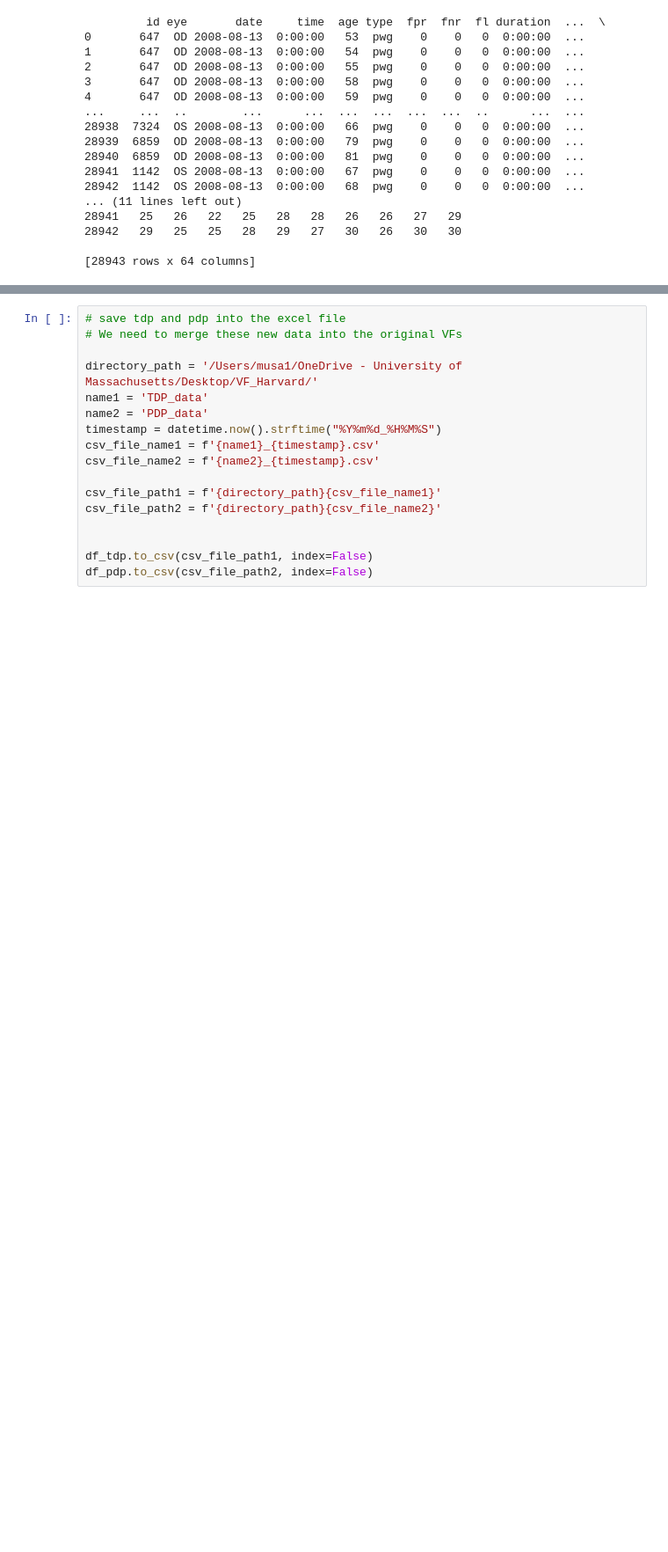
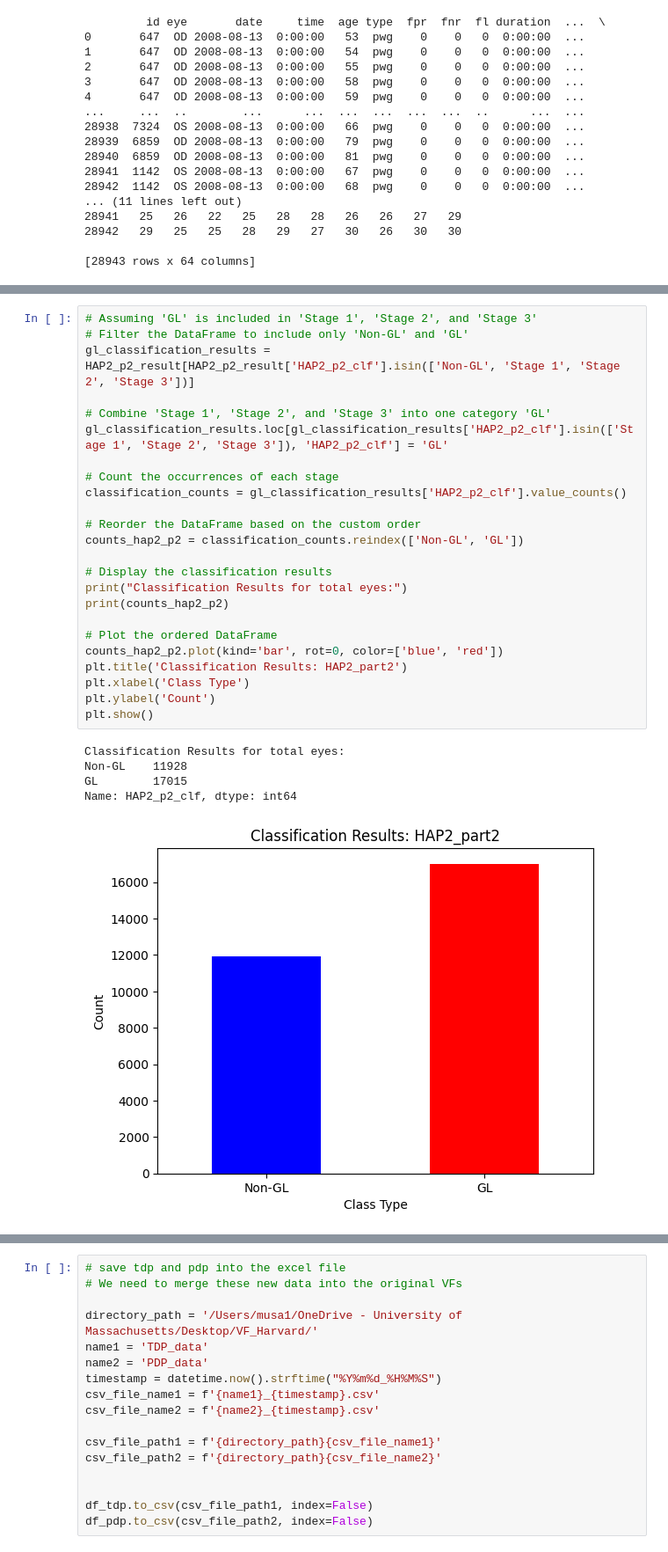
Before and after one commit to Mousamoradi/PyGlaucoMetrics, a Jupyter notebook: Test_code_MM.ipynb, the cells around one changed output, grey strips where cells are left out. Shown at 88% size. Drawn from its saved outputs; the diff is of its cells as text; blank space fills up the shorter version.

```diff
--- a/Test_code_MM.ipynb
+++ b/Test_code_MM.ipynb
@@ -121 +160,31 @@ HAP2_part2_result
+# %%
+# Assuming 'GL' is included in 'Stage 1', 'Stage 2', and 'Stage 3'
+# Filter the DataFrame to include only 'Non-GL' and 'GL'
+gl_classification_results = HAP2_p2_result[HAP2_p2_result['HAP2_p2_clf'].isin(['Non-GL', 'Stage 1', 'Stage 2', 'Stage 3'])]
+
+# Combine 'Stage 1', 'Stage 2', and 'Stage 3' into one category 'GL'
+gl_classification_results.loc[gl_classification_results['HAP2_p2_clf'].isin(['Stage 1', 'Stage 2', 'Stage 3']), 'HAP2_p2_clf'] = 'GL'
+
+# Count the occurrences of each stage
+classification_counts = gl_classification_results['HAP2_p2_clf'].value_counts()
+
+# Reorder the DataFrame based on the custom order
+counts_hap2_p2 = classification_counts.reindex(['Non-GL', 'GL'])
+
+# Display the classification results
+print("Classification Results for total eyes:")
+print(counts_hap2_p2)
+
+# Plot the ordered DataFrame
+counts_hap2_p2.plot(kind='bar', rot=0, color=['blue', 'red'])
+plt.title('Classification Results: HAP2_part2')
+plt.xlabel('Class Type')
+plt.ylabel('Count')
+plt.show()
+# %% [output]
+Classification Results for total eyes:
+Non-GL    11928
+GL        17015
+Name: HAP2_p2_clf, dtype: int64
+[figure, added]
 # %%
```
Also changed, not shown: parts of 23 cells of this notebook.
